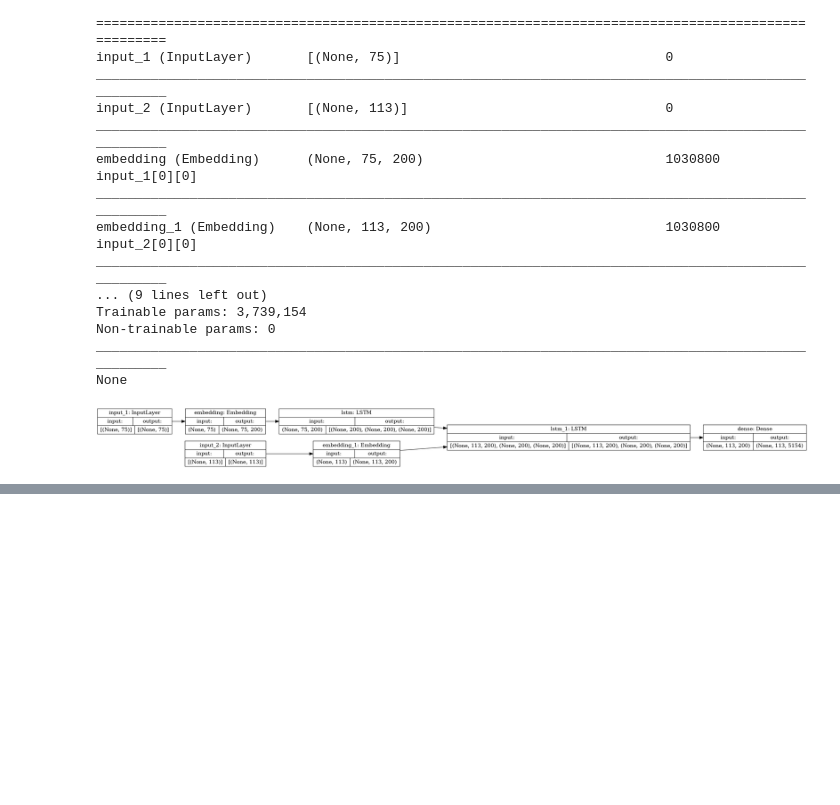
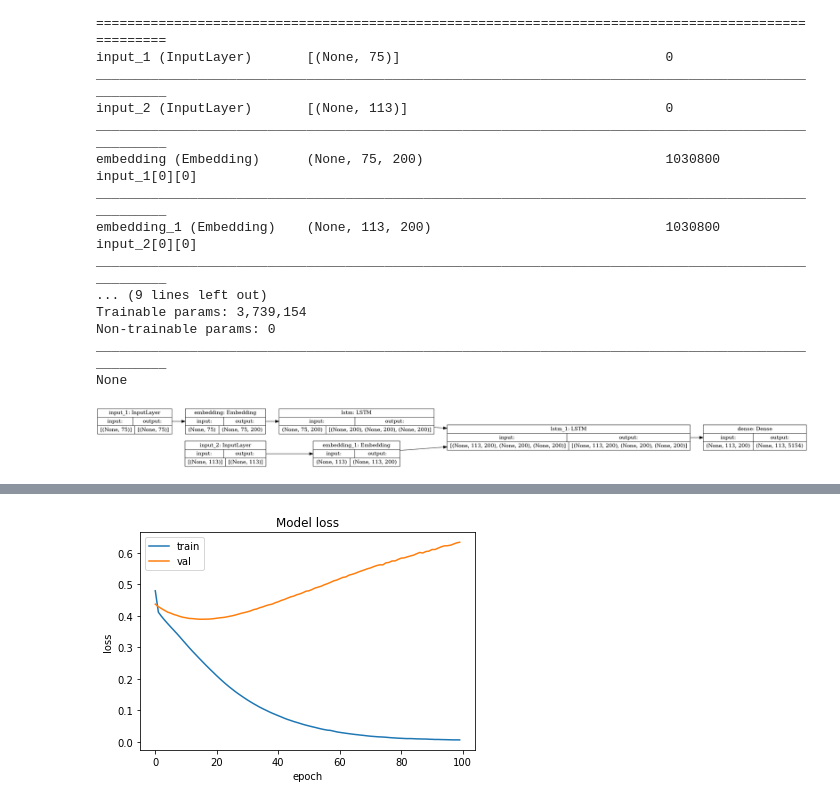
Before and after one commit to nhmt120/vietnamese-question-answering, a Jupyter notebook: seq2seq.ipynb, the cells around one changed output, grey strips where cells are left out. Cells and saved outputs as stored; diff of their text form; code cells hidden in the pictures; blank space fills up the shorter version.

Commit message:
Add validation back :)

```diff
--- a/seq2seq.ipynb
+++ b/seq2seq.ipynb
@@ -205,5 +203,5 @@ ________________________________________________________________________________
 None
 [figure]
 # %%
-history = model.fit([encoder_input_data, decoder_input_data], decoder_output_data, epochs=100) # epochs >= 10
+history = model.fit([encoder_input_data, decoder_input_data], decoder_output_data, epochs=100, validation_split=0.1) # epochs >= 10 to get proper answer
 # %% [output]
@@ -326,3 +324,13 @@ A: Dĩ nhiên là muốn rồi
 
 Q: Bạn thích môn thể thao gì?
 A: Mình thích đá bóng
+# %%
+plt.plot(history.history['loss'])
+plt.plot(history.history['val_loss'])
+plt.title('Model loss')
+plt.ylabel('loss')
+plt.xlabel('epoch')
+plt.legend(['train', 'val'], loc='best')
+plt.show()
+# %% [output]
+[figure, added]
```
Also changed, not shown: parts of 6 cells of this notebook.
